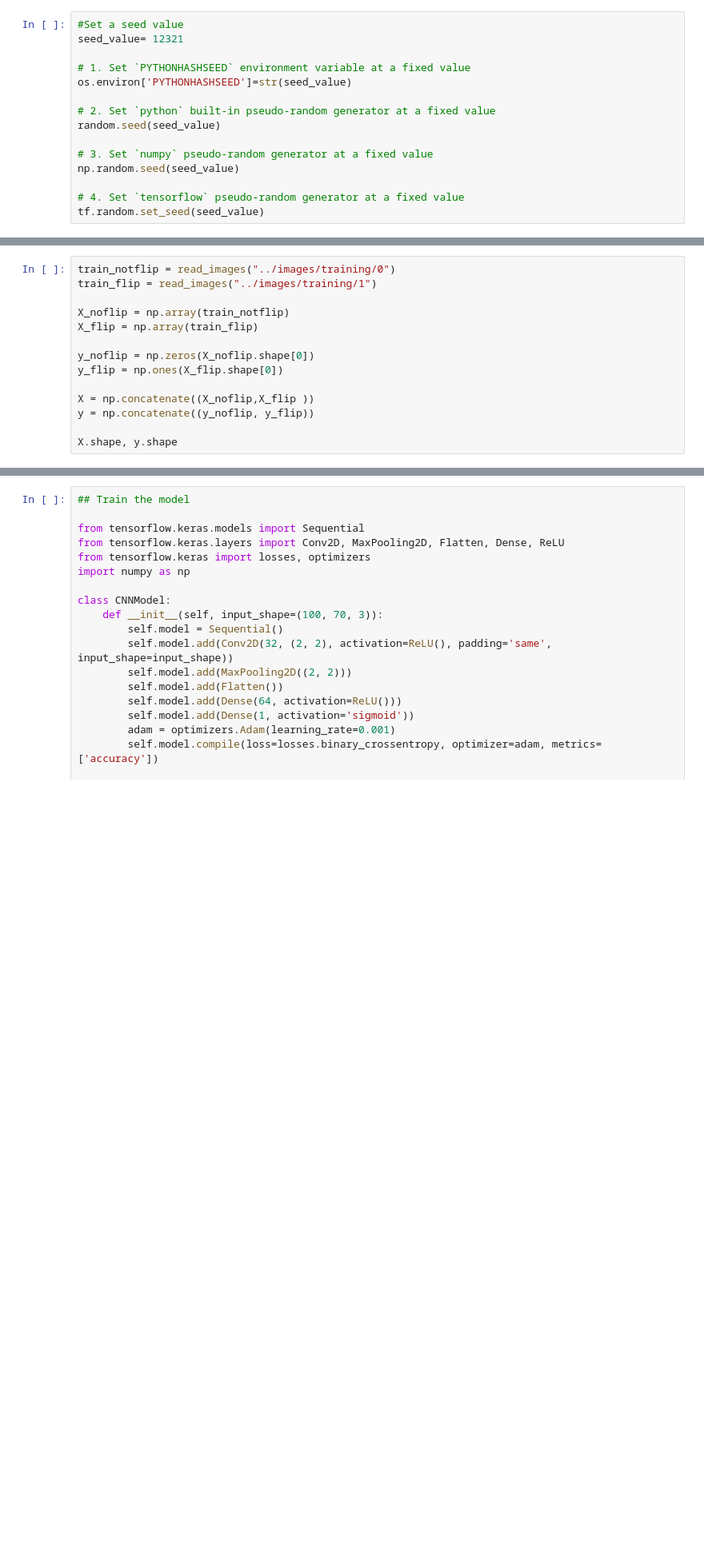
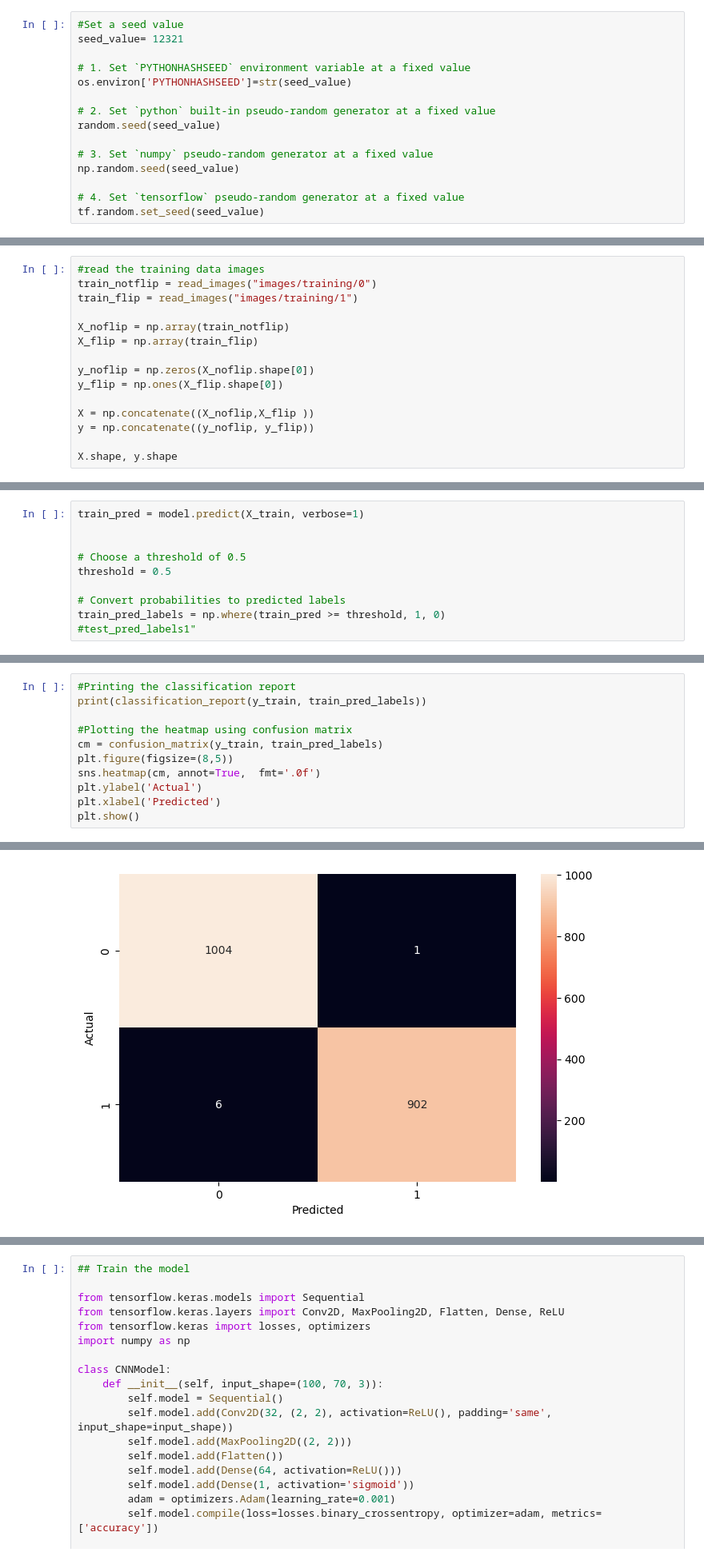
Before and after one commit to franklinen/MonReader, a Jupyter notebook: MonReader_main.ipynb, the cells around one changed output, grey strips where cells are left out. Shown at 80% size. Saved outputs shown, nothing was run; the diff lists cells and outputs as text; blank space fills up the shorter version.

```diff
--- a/MonReader_main.ipynb
+++ b/MonReader_main.ipynb
@@ -72,8 +82,9 @@ def read_images(folder):
 
     return images
 # %%
-train_notflip = read_images("../images/training/0")
-train_flip = read_images("../images/training/1")
+#read the training data images
+train_notflip = read_images("images/training/0")
+train_flip = read_images("images/training/1")
 
 X_noflip = np.array(train_notflip)
 X_flip = np.array(train_flip)
@@ -157,0 +223,10 @@ plt.show()
+# %%
+train_pred = model.predict(X_train, verbose=1)
+
+
+# Choose a threshold of 0.5
+threshold = 0.5
+
+# Convert probabilities to predicted labels
+train_pred_labels = np.where(train_pred >= threshold, 1, 0)
+#test_pred_labels1"
@@ -157,0 +235,12 @@ plt.show()
+# %%
+#Printing the classification report
+print(classification_report(y_train, train_pred_labels))
+
+#Plotting the heatmap using confusion matrix
+cm = confusion_matrix(y_train, train_pred_labels)
+plt.figure(figsize=(8,5))
+sns.heatmap(cm, annot=True,  fmt='.0f')
+plt.ylabel('Actual')
+plt.xlabel('Predicted')
+plt.show()
+# %% [output]
@@ -158,3 +255,4 @@ plt.show()
+[figure, added]
 # %%
 test_pred = model.predict(X_test, verbose=1)
 
```
Also changed, not shown: parts of 33 cells of this notebook.
